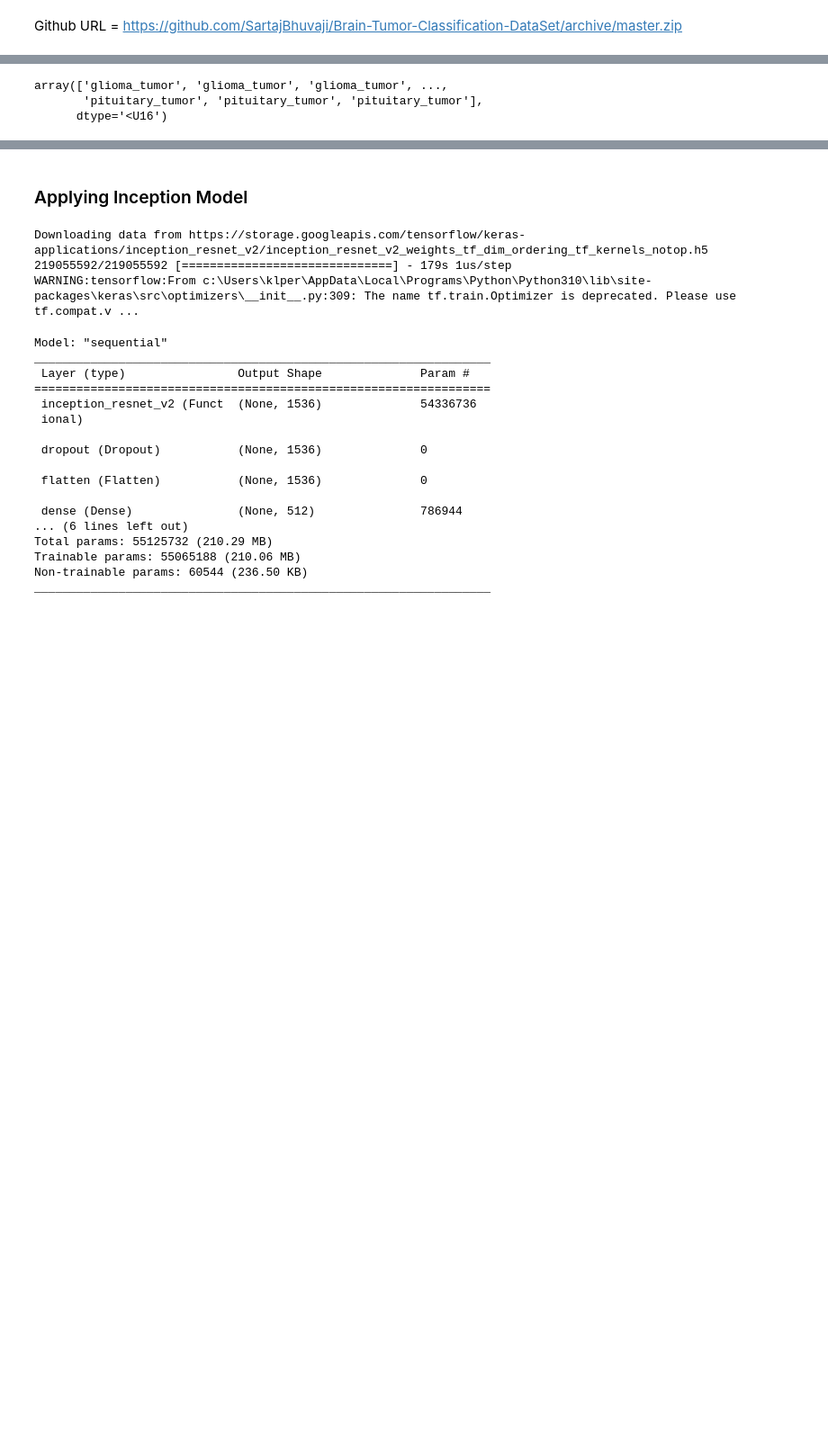
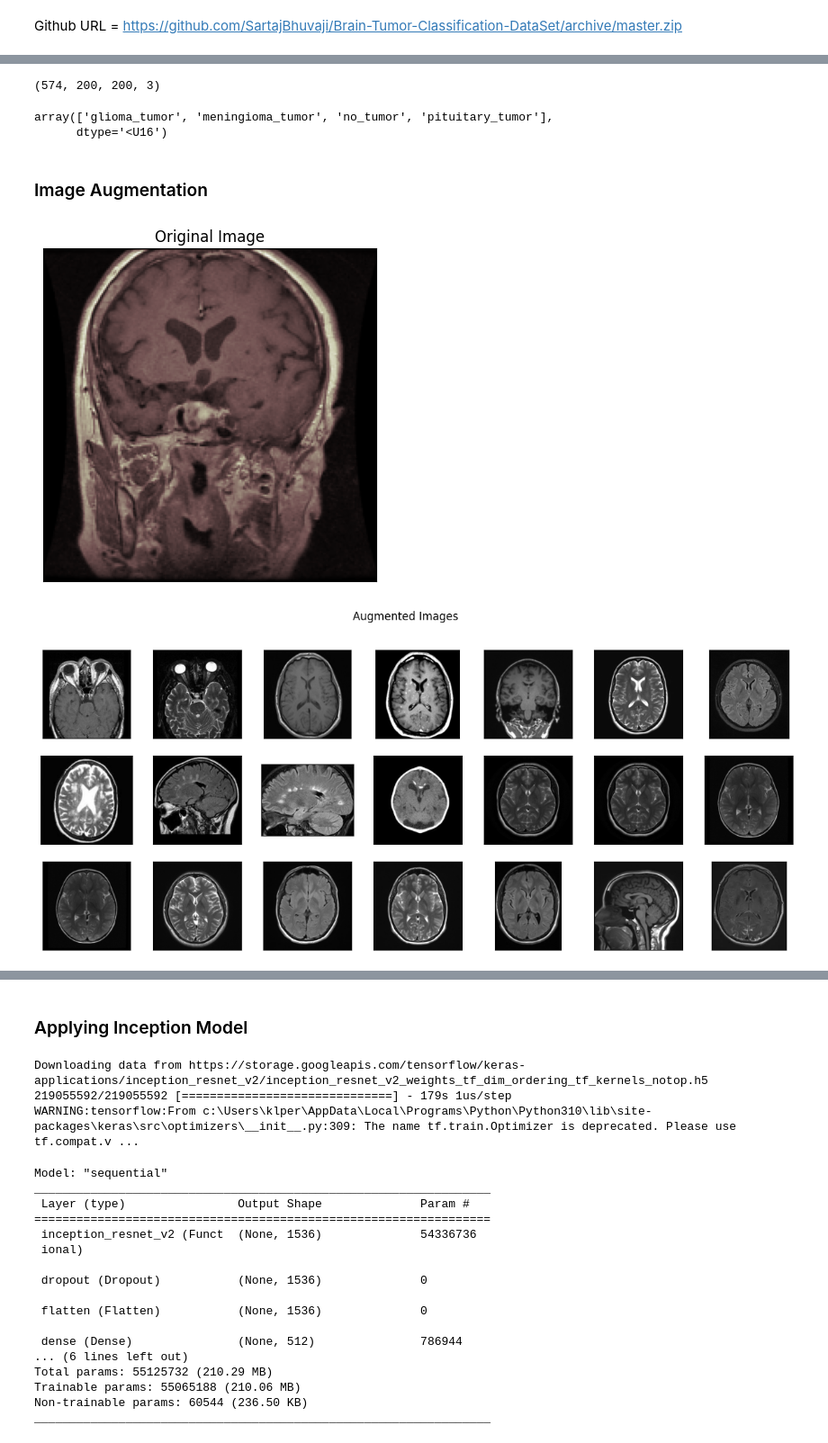
Before and after one commit to klperiwal/Brain-Tumour-Classification, a Jupyter notebook: brain_tumour_classification.ipynb, the cells around one changed output, grey strips where cells are left out. Shown at 90% size. Cells and saved outputs as stored; diff of their text form; code cells hidden in the pictures; blank space fills up the shorter version.

```diff
--- a/brain_tumour_classification.ipynb
+++ b/brain_tumour_classification.ipynb
@@ -70,4 +273,13 @@ training_images=training_images/255
 # %%
 from sklearn.model_selection import train_test_split
-from sklearn.metrics import classification_report,confusion_matrix
-x_train,x_test,y_train,y_test= train_test_split(training_images,training_labels,test_size=0.3,random_state=42)
+from sklearn.utils import shuffle
+x_train, y_train = shuffle(x_train,y_train, random_state=42)
+
+#One Hot Encoding
+y_train = tensorflow.keras.utils.to_categorical(y_train)
+y_test = tensorflow.keras.utils.to_categorical(y_test)
+
+x_train, x_val, y_train, y_val = train_test_split(x_train, y_train, test_size=0.2, random_state=42)
+print(x_val.shape)
+# %% [output]
+(574, 200, 200, 3)
@@ -81,6 +285,0 @@ y_test= tf.keras.utils.to_categorical(y_val,num_classes=4)
-# %%
-training_labels
-# %% [output]
-array(['glioma_tumor', 'glioma_tumor', 'glioma_tumor', ...,
-       'pituitary_tumor', 'pituitary_tumor', 'pituitary_tumor'],
-      dtype='<U16')
@@ -91,0 +298,54 @@ del training_labels
+# %%
+os.mkdir('preview_2')
+
+x = x_train[0]
+x = x.reshape((1,) + x.shape)
+
+i = 0
+for batch in demo_datagen.flow(x, batch_size=1, save_to_dir='preview_2', save_prefix='aug_img', save_format='jpg'):
+    i += 1
+    if i > 20:
+        break
+# %%
+np.unique(training_labels)
+# %% [output]
+array(['glioma_tumor', 'meningioma_tumor', 'no_tumor', 'pituitary_tumor'],
+      dtype='<U16')
+# %% [markdown]
+### Image Augmentation
+# %%
+import os
+import cv2
+import matplotlib.pyplot as plt
+
+plt.imshow(x[0])
+plt.xticks([])
+plt.yticks([])
+plt.title('Original Image')
+plt.show()
+
+preview_path = 'Dataset/Training/no_tumor/'
+plt.figure(figsize=(15, 6))
+i = 1
+
+# Loop through the images in the specified directory
+for img_file in os.listdir(preview_path):
+    img = cv2.imread(os.path.join(preview_path, img_file))
+    if img is not None:
+        img = cv2.cvtColor(img, cv2.COLOR_BGR2RGB)
+        plt.subplot(3, 7, i)
+        plt.imshow(img)
+        plt.xticks([])
+        plt.yticks([])
+        i += 1
+        if i>21:
+            break
+    else:
+        print(f"Failed to read image: {img_file}")
+
+# Set the super title for the entire figure
+plt.suptitle('Augmented Images')
+plt.show()
+# %% [output]
+[figure, added]
+[figure, added]
```
Also changed, not shown: parts of 39 cells of this notebook, 1 other file.
